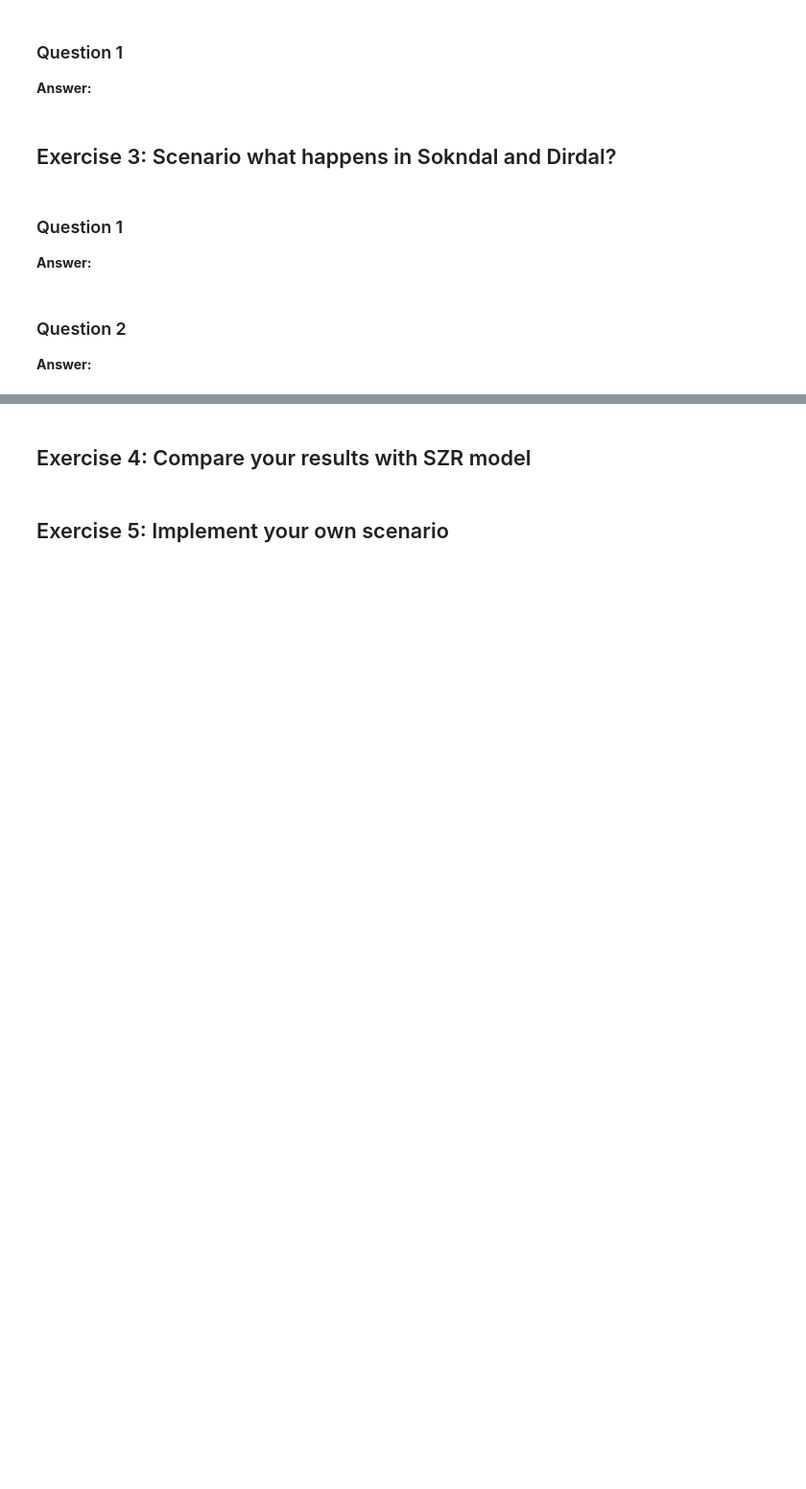
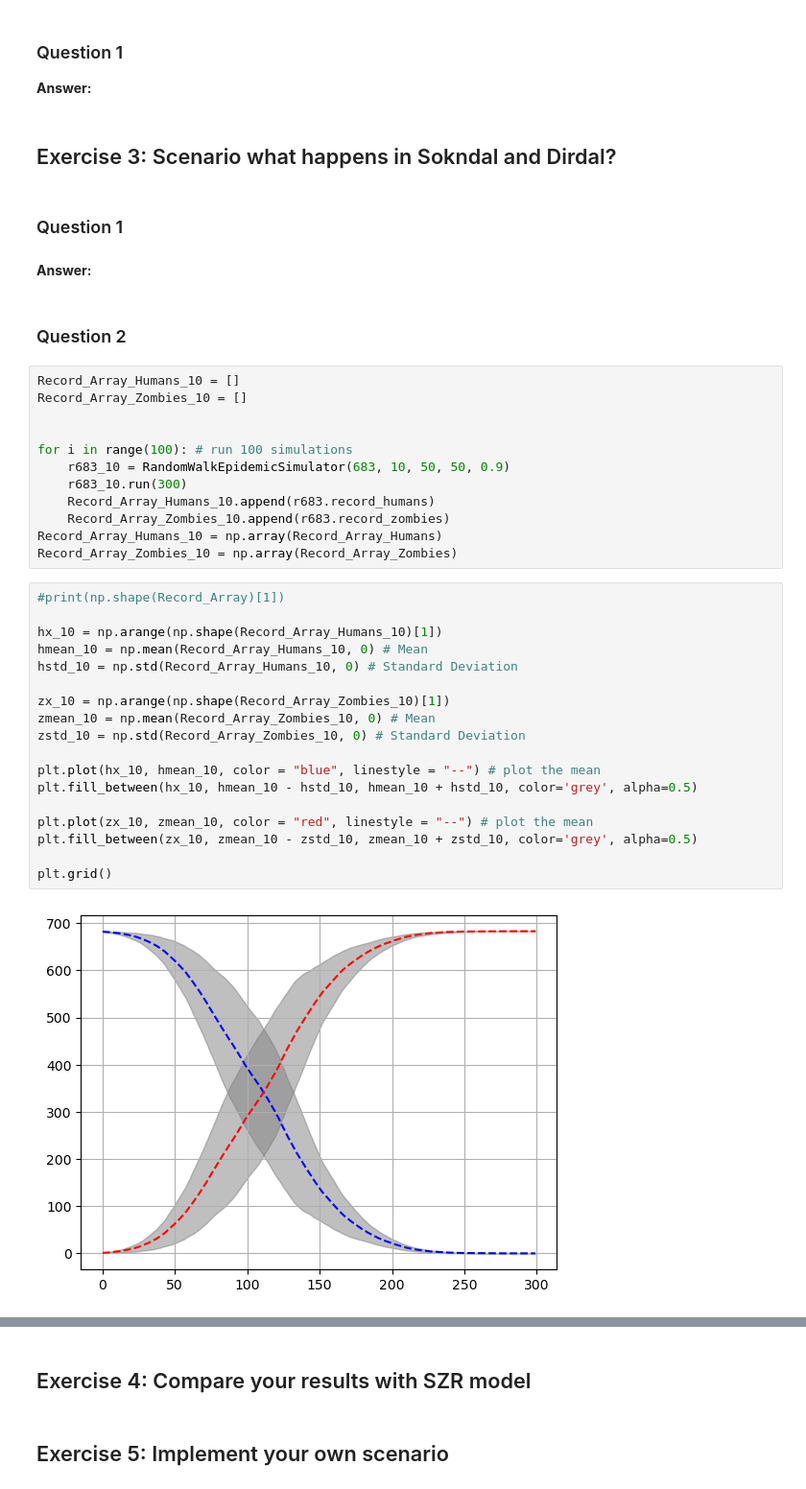
Before and after one commit to MOD510-2023/Project-4, a Jupyter notebook: project4.ipynb, the cells around one changed output, grey strips where cells are left out. Shown: that part at 96% size. Drawn from its saved outputs; the diff is of its cells as text; blank space fills up the shorter version.

```diff
--- a/project4.ipynb
+++ b/project4.ipynb
@@ -243,9 +273,40 @@ Check the class
 ## Exercise 3: Scenario what happens in Sokndal and Dirdal?
 # %% [markdown]
 ### Question 1
-
-**Answer:**
+# %% [markdown]
+
+**Answer:**
 # %% [markdown]
 ### Question 2
-
-**Answer:**
+# %%
+Record_Array_Humans_10 = []
+Record_Array_Zombies_10 = []
+
+
+for i in range(100): # run 100 simulations
+    r683_10 = RandomWalkEpidemicSimulator(683, 10, 50, 50, 0.9)
+    r683_10.run(300)
+    Record_Array_Humans_10.append(r683.record_humans)
+    Record_Array_Zombies_10.append(r683.record_zombies)
+Record_Array_Humans_10 = np.array(Record_Array_Humans)
+Record_Array_Zombies_10 = np.array(Record_Array_Zombies)
+# %%
+#print(np.shape(Record_Array)[1])
+
+hx_10 = np.arange(np.shape(Record_Array_Humans_10)[1])
+hmean_10 = np.mean(Record_Array_Humans_10, 0) # Mean
+hstd_10 = np.std(Record_Array_Humans_10, 0) # Standard Deviation
+
+zx_10 = np.arange(np.shape(Record_Array_Zombies_10)[1])
+zmean_10 = np.mean(Record_Array_Zombies_10, 0) # Mean
+zstd_10 = np.std(Record_Array_Zombies_10, 0) # Standard Deviation
+
+plt.plot(hx_10, hmean_10, color = "blue", linestyle = "--") # plot the mean
+plt.fill_between(hx_10, hmean_10 - hstd_10, hmean_10 + hstd_10, color='grey', alpha=0.5)
+
+plt.plot(zx_10, zmean_10, color = "red", linestyle = "--") # plot the mean
+plt.fill_between(zx_10, zmean_10 - zstd_10, zmean_10 + zstd_10, color='grey', alpha=0.5)
+
+plt.grid()
+# %% [output]
+[figure, added]
```
Also changed, not shown: parts of 8 cells of this notebook.
